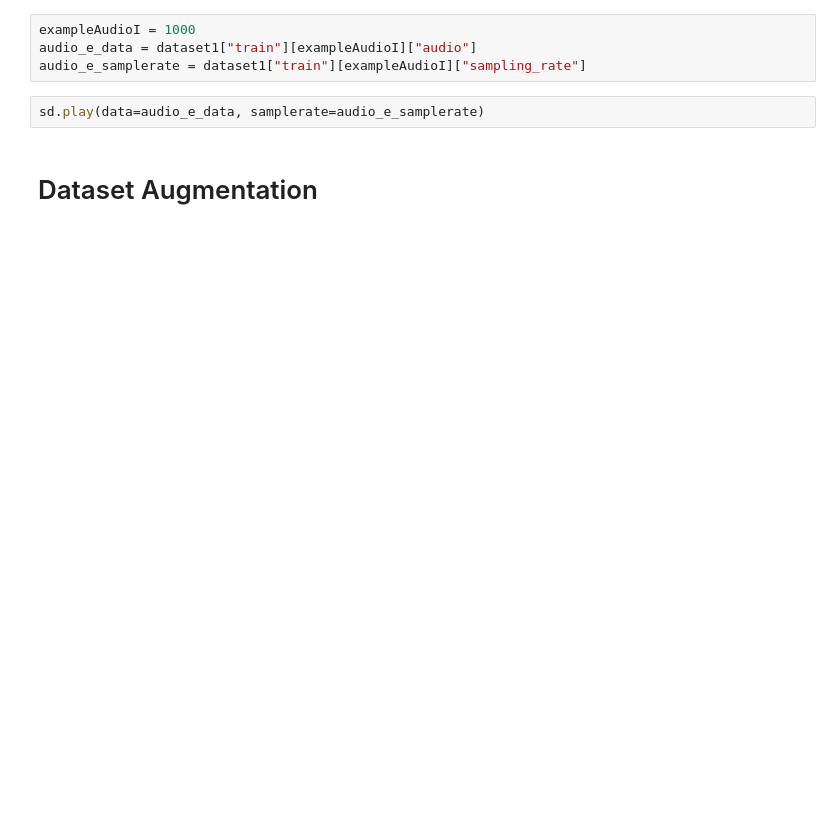
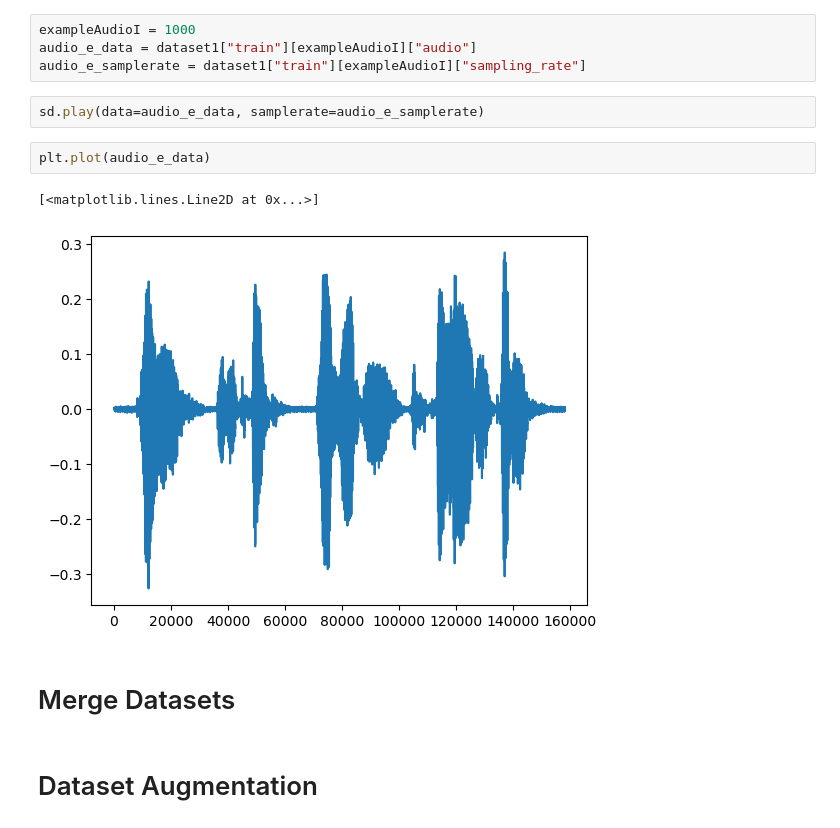
Before and after one commit to roodey145/NoMusic, a Jupyter notebook: MusicRemover.ipynb, the cells around one changed output. Cells and saved outputs as stored; diff of their text form; blank space fills up the shorter version.

```diff
--- a/MusicRemover.ipynb
+++ b/MusicRemover.ipynb
@@ -74,5 +126,12 @@ audio_e_data = dataset1["train"][exampleAudioI]["audio"]
 audio_e_samplerate = dataset1["train"][exampleAudioI]["sampling_rate"]
 # %%
 sd.play(data=audio_e_data, samplerate=audio_e_samplerate)
+# %%
+plt.plot(audio_e_data)
+# %% [output]
+[<matplotlib.lines.Line2D at 0x...>]
+[figure, new version]
+# %% [markdown]
+# Merge Datasets
 # %% [markdown]
 # Dataset Augmentation
```
Also changed, not shown: parts of 8 cells of this notebook.
